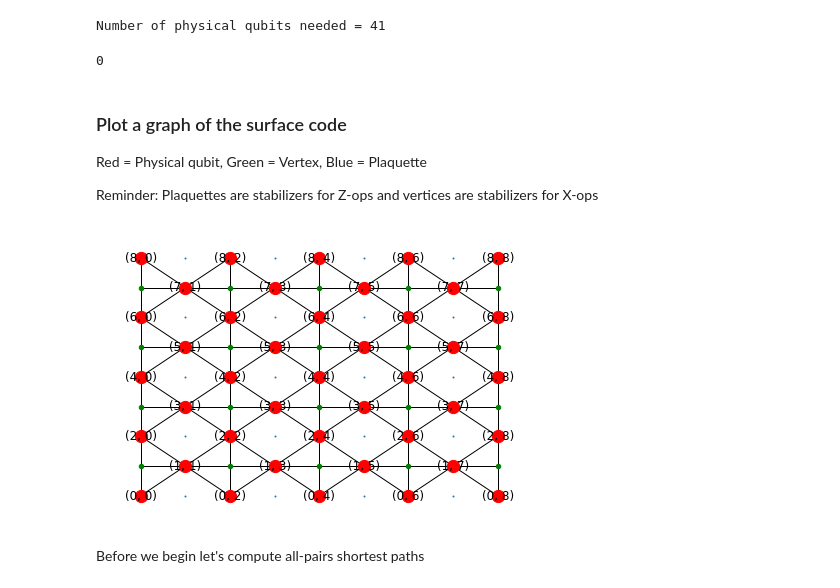
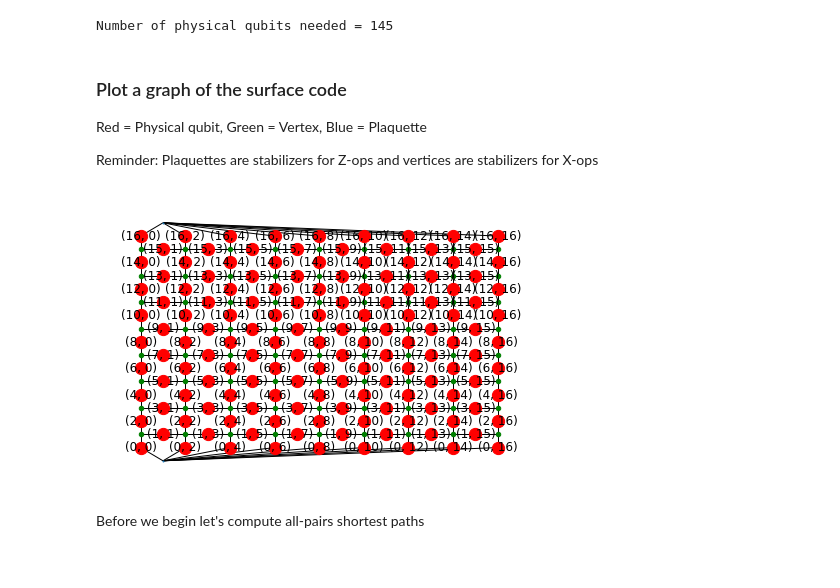
Before and after one commit to Acceleraizer/PHY160fp-topoQEC, a Jupyter notebook: surface.ipynb, the cells around one changed output. Saved outputs shown, nothing was run; the diff lists cells and outputs as text; code cells hidden in the pictures.

```diff
--- a/surface.ipynb
+++ b/surface.ipynb
@@ -8,43 +9,45 @@ import itertools
 # %%
-l = 5
+l = 9
 w = 2*l-1
 lattice = nx.Graph()
-lattice.add_nodes_from([(n, m) for n in range(w) for m in range(w)])
+lattice.add_nodes_from([(n, m) for n in range(w) for m in range(w) if not (n%2 == 0 and m%2 == 1)])
 # all horizontal/vertical edges
-vertex_edges = [((2*n+1, m), (2*n+1, (m+1)%w)) for n in range(l-1) for m in range(2*l-1)] + \
-                         [((n, 2*m), ((n+1)%w, 2*m)) for n in range(2*l-1) for m in range(l)]
+vertex_edges = [((2*n+1, m), (2*n+1, (m+1)%w)) for n in range(l-1) for m in range(2*l-2)] + \
+                         [((n, 2*m), ((n+1)%w, 2*m)) for n in range(2*l-2) for m in range(l)]
 lattice.add_edges_from(vertex_edges)
-# plaquette_edges = [((2*n+1, m), (2*n+1, (m+1)%(2*l))) for n in range(l) for m in range(2*l)] + \
-#                          [((n, 2*m+1), ((n+1)%(2*l), 2*m+1)) for n in range(2*l) for m in range(l)]
-# lattice.add_edges_from(plaquette_edges)
+
 # inter-qubit edges only
-inter_qubit_edges = []
-for ns in range(0, 2*w, 2):
-    i = min(ns, w-1)
-    j = ns-i
-    while j < w-1 and i > 0:
-        inter_qubit_edges.append(((i,j),(i-1,j+1)))
-        i -= 1
-        j += 1
-for df in range(-2*(l-1), 2*l, 2):
-    i = max(0, df)
-    j = i-df
-    while j < w-1 and i < w-1:
-        inter_qubit_edges.append(((i,j), (i+1, j+1)))
-        i += 1
-        j += 1
-lattice.add_edges_from(inter_qubit_edges)
+# inter_qubit_edges = []
+# for ns in range(0, 2*w, 2):
+#     i = min(ns, w-1)
+#     j = ns-i
+#     while j < w-1 and i > 0:
+#         inter_qubit_edges.append(((i,j),(i-1,j+1)))
+#         i -= 1
+#         j += 1
+# for df in range(-2*(l-1), 2*l, 2):
+#     i = max(0, df)
+#     j = i-df
+#     while j < w-1 and i < w-1:
+#         inter_qubit_edges.append(((i,j), (i+1, j+1)))
+#         i += 1
+#         j += 1
+# lattice.add_edges_from(inter_qubit_edges)
 
 # Nodes/edges to check for loops
 # x_terminals = [(1, -1), (1, 2*l)]
 # lattice.add_nodes_from(x_terminals)
 # x_terminal_edges = [(x_terminals[0], (2*n,1)) for n in range(l)] + [((2*n, 2*l-1), x_terminals[1]) for n in range(l)]
 # lattice.add_edges_from(x_terminal_edges)
+terminals = [(-1,1), (w, 1)]
+lattice.add_nodes_from(terminals)
+terminal_edges = [(terminals[0], (0, 2*n), {"weight" : 1}) for n in range(l)] + [(terminals[1], (w-1, 2*n), {"weight" : 1}) for n in range(l)]
+lattice.add_edges_from(terminal_edges)
 
 
 
 qubit_coordinates = [(2*n, 2*m) for n in range(l) for m in range(l)] + [(2*n+1, 2*m+1) for n in range(l-1) for m in range(l-1)]
-vertex_coordinates = {(2*n+1, 2*m):1 for n in range(l) for m in range(l)}
+vertex_coordinates = {(2*n+1, 2*m):1 for n in range(l-1) for m in range(l)}
 # plaquette_coordinates = [(2*n+1, 2*m+1) for n in range(l) for m in range(l)]
 lattice_qubits = lattice.subgraph(qubit_coordinates)
 lattice_vis = lattice.subgraph(qubit_coordinates + list(vertex_coordinates.keys()))
@@ -54,11 +57,7 @@ lattice_vertex = lattice.subgraph(list(vertex_coordinates.keys()))
 num_phys_qubits = len(lattice_qubits.nodes())
 print(f"Number of physical qubits needed = {num_phys_qubits}")
 # %% [output]
-Number of physical qubits needed = 41
+Number of physical qubits needed = 145
-# %%
-0
-# %% [output]
-0
 # %% [markdown]
 ### Plot a graph of the surface code
 Red = Physical qubit, Green = Vertex, Blue = Plaquette
@@ -67,11 +66,11 @@ Reminder: Plaquettes are stabilizers for Z-ops and vertices are stabilizers for
 # %%
 pos = {(x,y):(y,x) for x,y in lattice.nodes()}
 # nx.draw(lattice, pos=pos, node_size = 3) edgelist=vertex_edges,
 nx.draw(lattice, pos=pos, node_size = 1)
-nx.draw(lattice_qubits, with_labels=True, pos=pos, edgelist=[], node_color = 'r', node_size = 150)
+nx.draw(lattice_qubits, with_labels=True, pos=pos, node_color = 'r', node_size = 150)
 nx.draw(lattice_vertex, pos=pos, node_color = 'g', node_size = 20)
 # nx.draw(lattice_plaquette, pos=pos, node_color = 'b', node_size = 10)
 # %% [output]
-[figure, old version]
+[figure, new version]
 # %% [markdown]
 Before we begin let's compute all-pairs shortest paths
```
Also changed, not shown: parts of 19 cells of this notebook.
